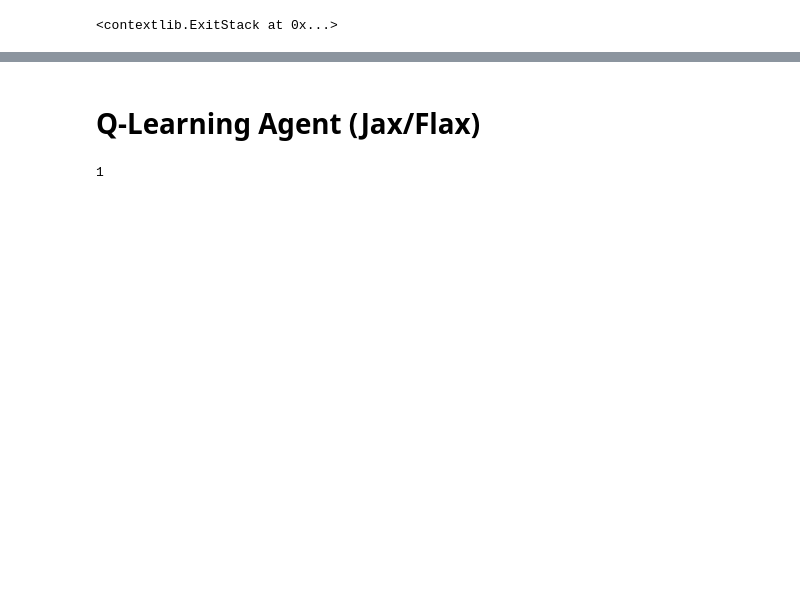
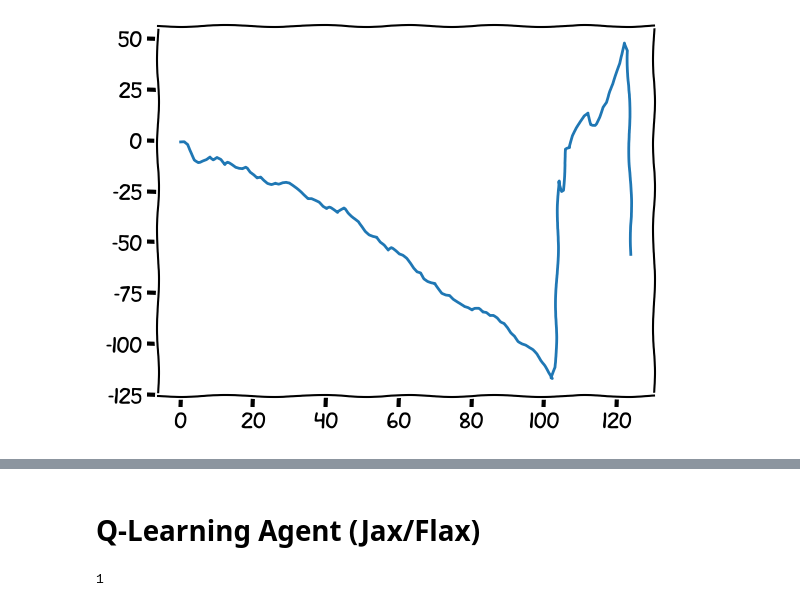
Before and after one commit to RK22000/RL-SJSU, a Jupyter notebook: qlearning.ipynb, the cells around one changed output, grey strips where cells are left out. Drawn from its saved outputs; the diff is of its cells as text; code cells hidden in the pictures; blank space fills up the shorter version.

```diff
--- a/qlearning.ipynb
+++ b/qlearning.ipynb
@@ -1,7 +0,0 @@
-# %%
-# %matplotlib tk
-# %matplotlib qt
-import matplotlib.pyplot as plt
-plt.xkcd()
-# %% [output]
-<contextlib.ExitStack at 0x...>
@@ -7,0 +101,16 @@ plt.xkcd()
+# %%
+import random
+class RandomAgent(Agent):
+    def act(self, observation, periphral=None):
+        return random.randint(0, 3)
+    def record_observation(self, observation_old, action, reward, observation, terminated):
+        return super().record_observation(observation_old, action, reward, observation, terminated)
+
+ra = RandomAgent()
+# %%
+import gymnasium as gym
+env = gym.make("LunarLander-v2", render_mode='human')
+plot_one_episode(env, ra, )
+env.close()
+# %% [output]
+[figure, added]
```
Also changed, not shown: parts of 8 cells of this notebook.
